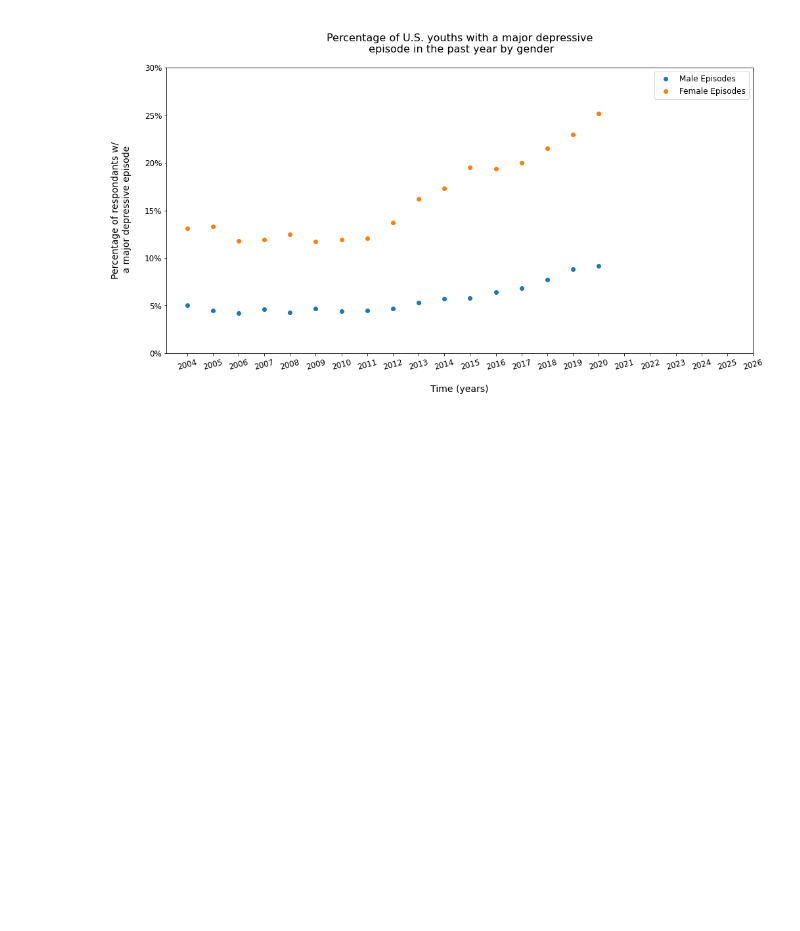
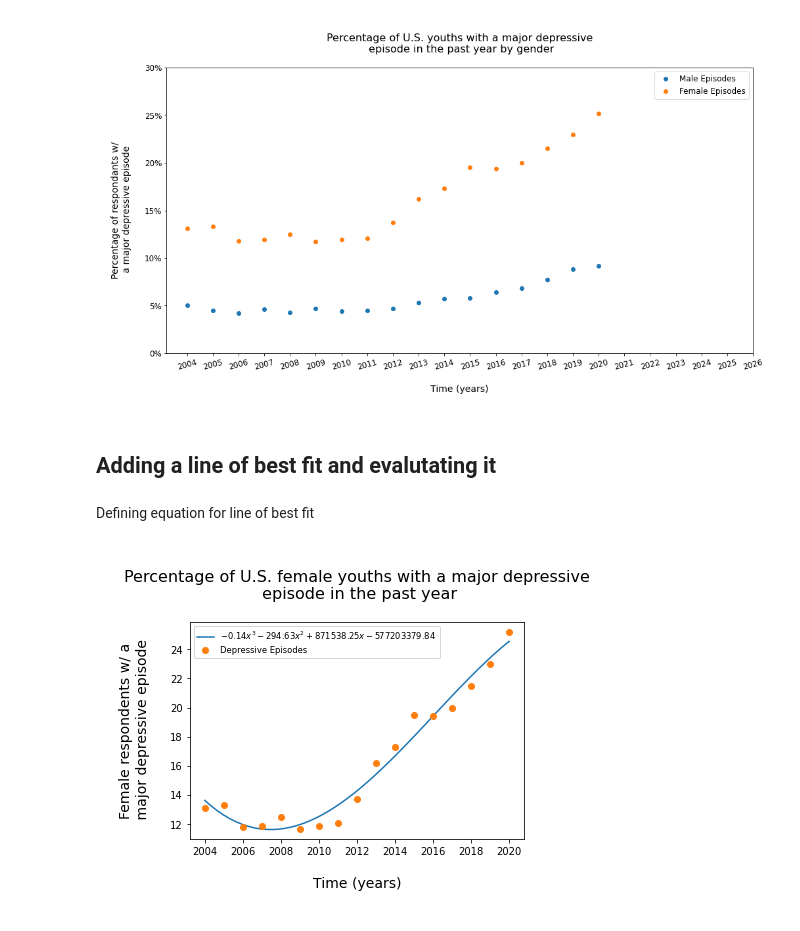
Before and after one commit to kitkatmia/DataToSolution, a Jupyter notebook: graphing.ipynb, the cells around one changed output. Saved outputs shown, nothing was run; the diff lists cells and outputs as text; code cells hidden in the pictures; blank space fills up the shorter version.

Commit message:
Added code to find equation of best fit

```diff
--- a/graphing.ipynb
+++ b/graphing.ipynb
@@ -69,3 +71,5 @@ plt.legend(fontsize=12)
 plt.show()
 # %% [output]
 [figure]
+# %% [markdown]
+## Adding a line of best fit and evalutating it
@@ -71,0 +80,40 @@ plt.show()
+# %% [markdown]
+Defining equation for line of best fit
+# %%
+def find_best_fit(indep_var, dep_var, sex):
+    # Fitting the points to an equation
+    fitted_poly = np.polyfit(indep_var, dep_var, deg=5)
+
+    # Creating new x-values and predicting the y values according to our model
+    f = np.poly1d(fitted_poly)
+    x_new = np.linspace(indep_var[0], indep_var[-1], 50)
+    y_new = f(x_new)
+
+    # Getting the polynomial equation is simple terms
+    x = symbols("x")
+    poly_equation = sum(S("{:6.2f}".format(v))*x**i for i,
+                        v in enumerate(fitted_poly[::-1]))
+    eq_latex = printing.latex(poly_equation)
+
+    # Finding the expected values for the actual x values + their accuracy
+    y = np.polyval(fitted_poly, indep_var)
+
+    # Plotting
+    plt.figure()
+    plt.plot(x_new, y_new, label="${}$".format(eq_latex)) # Predicted line
+    plt.plot(indep_var, dep_var, 'o', label='Depressive Episodes') # Actual points
+
+    # Styling
+    plt.legend(fontsize="small", loc='upper left')
+    plt.xlabel('\nTime (years)\n', fontsize=14)
+    plt.ylabel(
+        f'\n{sex.capitalize()} respondents w/ a\n major depressive episode\n', fontsize=14)
+    plt.title(f'\nPercentage of U.S. {sex} youths with a major depressive\n episode in the past year\n', fontsize=16)
+
+    plt.show
+
+    return poly_equation, r2_score(dep_var, y)
+# %%
+fem_equation, fem_r2 = find_best_fit(np.array(df['Year'], dtype='int'), np.array(df['female_episodes']), 'female')
+# %% [output]
+[figure, added]
```
Also changed, not shown: parts of 4 cells of this notebook.
